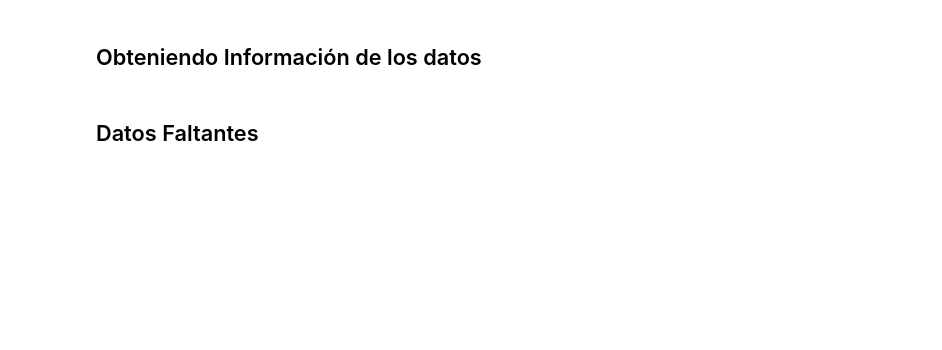
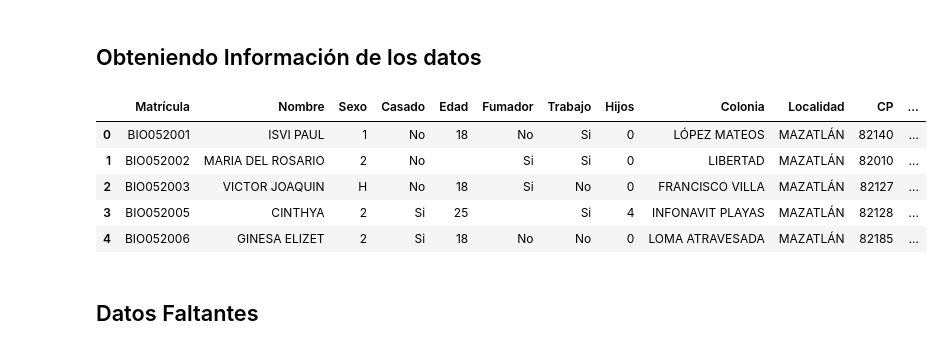
Before and after one commit to Gael2802OMG/Proyecto_Mena, a Jupyter notebook: Pre-processing.ipynb, the cells around one changed output. Saved outputs shown, nothing was run; the diff lists cells and outputs as text; code cells hidden in the pictures; blank space fills up the shorter version.

```diff
--- a/Pre-processing.ipynb
+++ b/Pre-processing.ipynb
@@ -13,6 +13,13 @@ df = pd.read_csv('Dataset.csv')
 pd.set_option('display.max_rows', None)
 pd.set_option('display.max_columns', None)
 # %%
-df.describe()
+df.head()
+# %% [output]
+|  | Matrícula | Nombre | Sexo | Casado | Edad | Fumador | Trabajo | Hijos | Colonia | Localidad | CP | ... |
+| 0 | BIO052001 | ISVI PAUL | 1 | No | 18 | No | Si | 0 | LÓPEZ MATEOS | MAZATLÁN | 82140 | ... |
+| 1 | BIO052002 | MARIA DEL ROSARIO | 2 | No |  | Si | Si | 0 | LIBERTAD | MAZATLÁN | 82010 | ... |
+| 2 | BIO052003 | VICTOR JOAQUIN | H | No | 18 | Si | No | 0 | FRANCISCO VILLA | MAZATLÁN | 82127 | ... |
+| 3 | BIO052005 | CINTHYA | 2 | Si | 25 |  | Si | 4 | INFONAVIT PLAYAS | MAZATLÁN | 82128 | ... |
+| 4 | BIO052006 | GINESA ELIZET | 2 | Si | 18 | No | No | 0 | LOMA ATRAVESADA | MAZATLÁN | 82185 | ... |
 # %% [markdown]
 ## Datos Faltantes
```
Also changed, not shown: parts of 73 cells of this notebook, 6 other files.
